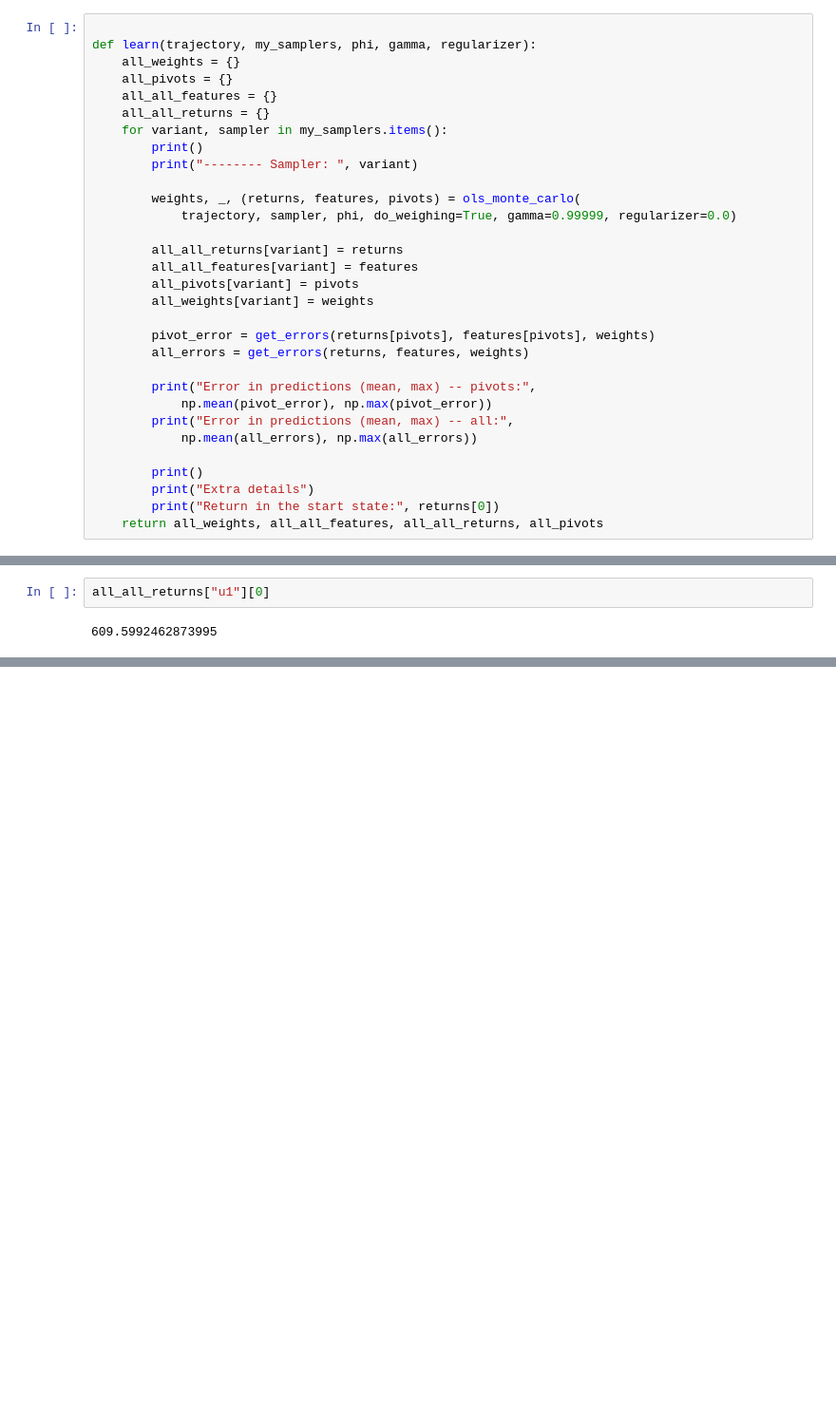
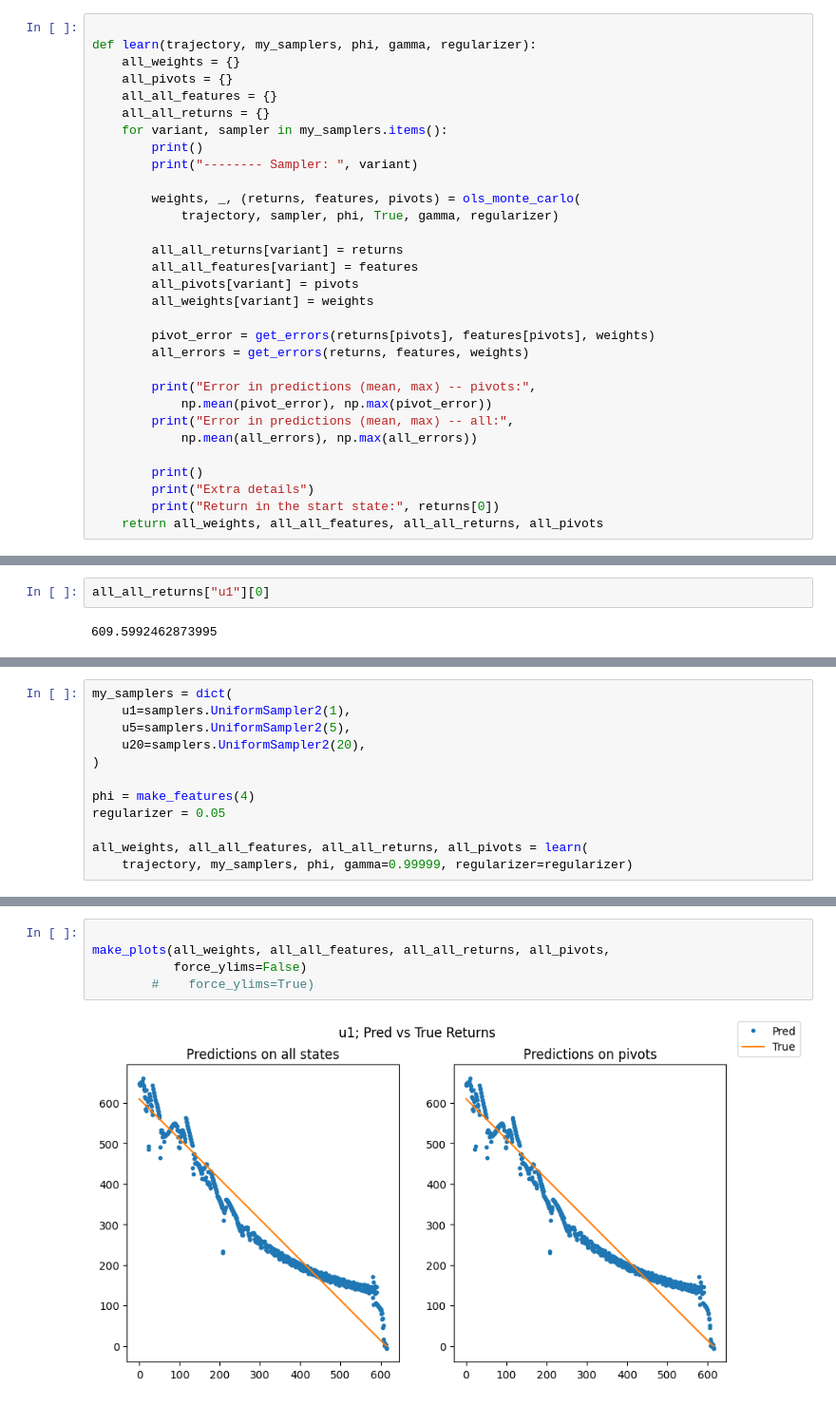
Before and after one commit to aa14k/adaptive_time, a Jupyter notebook: code/adaptive_time/notebooks/feature_search.ipynb, the cells around one changed output, grey strips where cells are left out. Shown at 95% size. Saved outputs shown, nothing was run; the diff lists cells and outputs as text; blank space fills up the shorter version.

Commit message:
Notebook with plots.

```diff
--- a/code/adaptive_time/notebooks/feature_search.ipynb
+++ b/code/adaptive_time/notebooks/feature_search.ipynb
@@ -213,7 +213,7 @@ def learn(trajectory, my_samplers, phi, gamma, regularizer):
         print("-------- Sampler: ", variant)
 
         weights, _, (returns, features, pivots) = ols_monte_carlo(
-            trajectory, sampler, phi, do_weighing=True, gamma=0.99999, regularizer=0.0)
+            trajectory, sampler, phi, True, gamma, regularizer)
 
         all_all_returns[variant] = returns
         all_all_features[variant] = features
@@ -321,0 +330,12 @@ make_plots(all_weights, all_all_features, all_all_returns, all_pivots,
+# %%
+my_samplers = dict(
+    u1=samplers.UniformSampler2(1),
+    u5=samplers.UniformSampler2(5),
+    u20=samplers.UniformSampler2(20),
+)
+
+phi = make_features(4)
+regularizer = 0.05
+
+all_weights, all_all_features, all_all_returns, all_pivots = learn(
+    trajectory, my_samplers, phi, gamma=0.99999, regularizer=regularizer)
@@ -321,0 +365,7 @@ make_plots(all_weights, all_all_features, all_all_returns, all_pivots,
+# %%
+
+make_plots(all_weights, all_all_features, all_all_returns, all_pivots,
+           force_ylims=False)
+        #    force_ylims=True)
+# %% [output]
+[figure, added]
```
Also changed, not shown: parts of 8 cells of this notebook.
